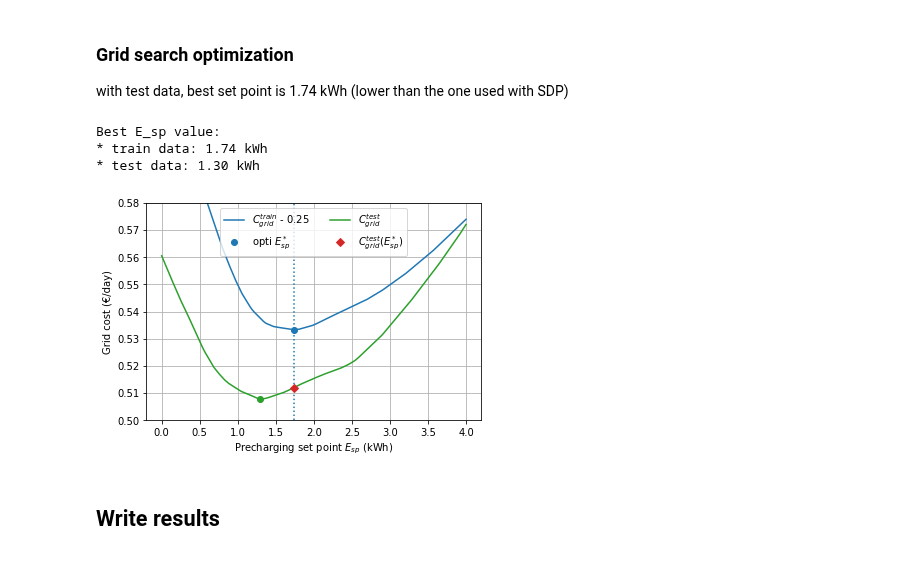
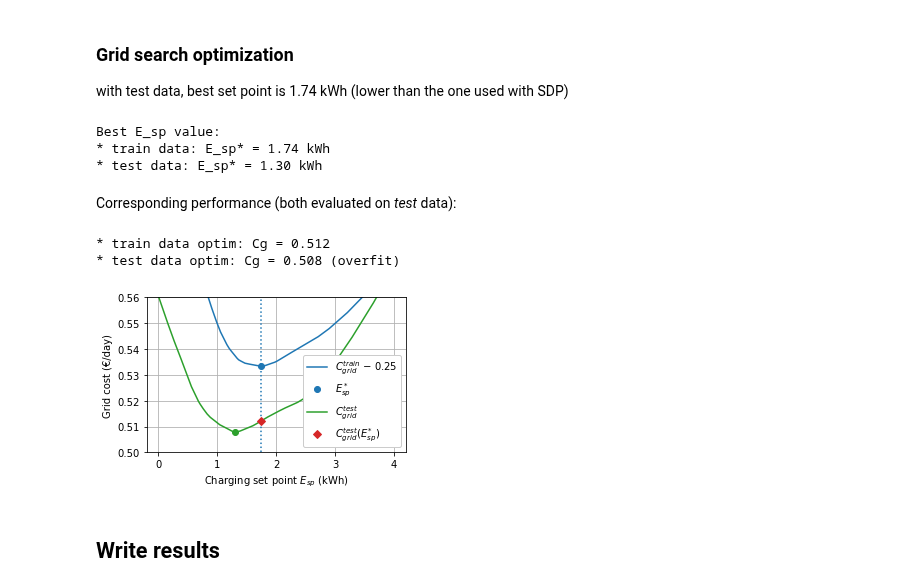
Before and after one commit to pierre-haessig/solarhome-control-bench, a Jupyter notebook: methods/python_rule-based/Python_rule-based-optim.ipynb, the cells around one changed output. Saved outputs shown, nothing was run; the diff lists cells and outputs as text; code cells hidden in the pictures.

Commit message:
save plot of Esp effect on optimized RB control

```diff
--- a/methods/python_rule-based/Python_rule-based-optim.ipynb
+++ b/methods/python_rule-based/Python_rule-based-optim.ipynb
@@ -414,35 +416,52 @@ E_sp_train = E_sp_list[imin_train]
 
 imin_test = Cg_test.argmin()
 E_sp_test = E_sp_list[imin_test]
+
 print('Best E_sp value:')
-print(f'* train data: {E_sp_train:.2f} kWh')
-print(f'* test data: {E_sp_test:.2f} kWh')
+print(f'* train data: E_sp* = {E_sp_train:.2f} kWh')
+print(f'* test data: E_sp* = {E_sp_test:.2f} kWh')
 # %% [output]
 Best E_sp value:
-* train data: 1.74 kWh
-* test data: 1.30 kWh
+* train data: E_sp* = 1.74 kWh
+* test data: E_sp* = 1.30 kWh
+# %% [markdown]
+Corresponding performance (both evaluated on *test* data):
+# %%
+Cg_train_min = eval_cost(E_sp_train, 'test')
+Cg_test_min = Cg_test.min()
+
+print(f'* train data optim: Cg = {Cg_train_min:.3f}')
+print(f'* test data optim: Cg = {Cg_test_min:.3f} (overfit)')
+# %% [output]
+* train data optim: Cg = 0.512
+* test data optim: Cg = 0.508 (overfit)
 # %%
 %matplotlib inline
 # %%
-fig, ax1 = plt.subplots(1,1, sharex=True)
+fig, ax1 = plt.subplots(1,1, figsize=(4.5,3), sharex=True)
 
-ax1.plot(E_sp_list, Cg_train-0.25, 'C0-', label='$C_{grid}^{train}$ - 0.25')
-ax1.plot(E_sp_train, Cg_train.min()-0.25, 'C0o', label='opti $E_{sp}^*$')
+ax1.plot(E_sp_list, Cg_train-0.25, 'C0-', label='$C_{grid}^{train}$ − 0.25')
+ax1.plot(E_sp_train, Cg_train.min()-0.25, 'C0o', label='$E_{sp}^*$')
 
 ax1.plot(E_sp_list, Cg_test, 'C2-', label='$C_{grid}^{test}$')
 ax1.axvline(E_sp_train, ls=':')
 ax1.plot(E_sp_test, Cg_test.min(), 'C2o')
-ax1.plot(E_sp_train, Cg_test[imin_train], 'C3D', label='$C_{grid}^{test}(E_{sp}^*)$')
+ax1.plot(E_sp_train, Cg_test[imin_train], 'C3D', label='$C_{grid}^{test}(E_{sp}^{*})$')
 
 ax1.set(
-    xlabel='Precharging set point $E_{sp}$ (kWh)',
+    xlabel='Charging set point $E_{sp}$ (kWh)',
     ylabel='Grid cost (€/day)',
-    ylim=(0.50, 0.58)
+    ylim=(0.50, 0.56)
 )
 ax1.grid(True)
-ax1.legend(ncol=2);
+ax1.legend(ncol=1, loc='lower right', framealpha=1);
+
+fig.tight_layout()
+
+fig.savefig('RBopt_Esp_effect.pdf')
+fig.savefig('RBopt_Esp_effect.png', dpi=200, bb)
 # %% [output]
-[figure, old version]
+[figure, new version]
 # %% [markdown]
 ## Write results
 # %%
```
Also changed, not shown: parts of 3 cells of this notebook, 3 other files.
